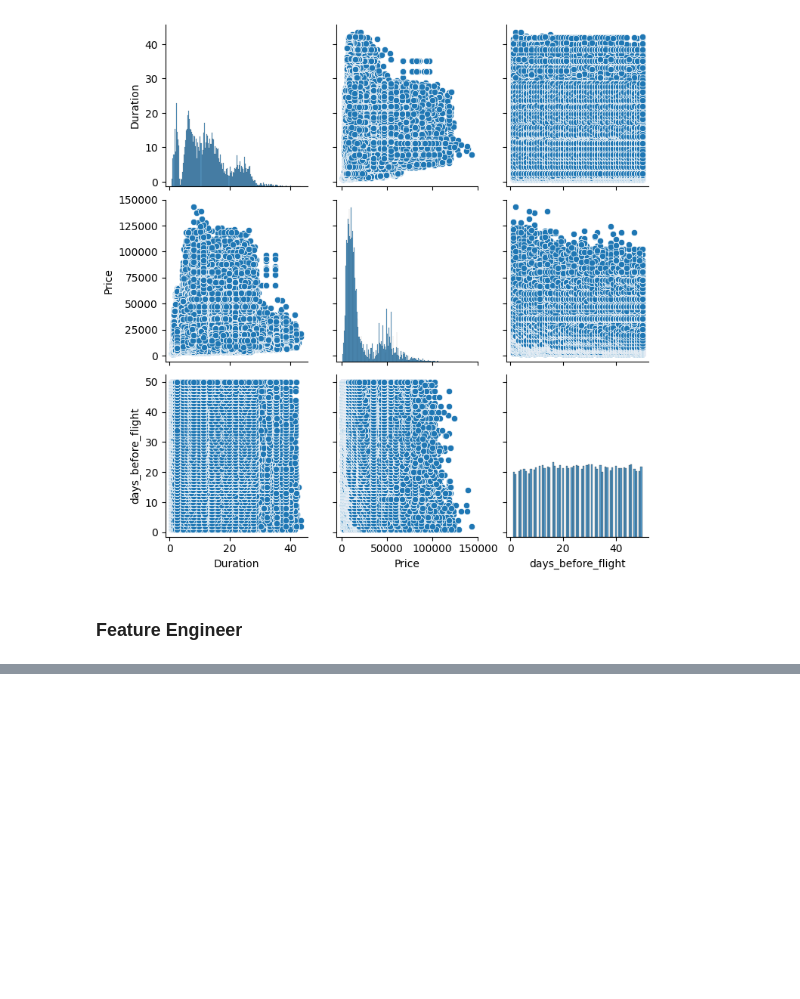
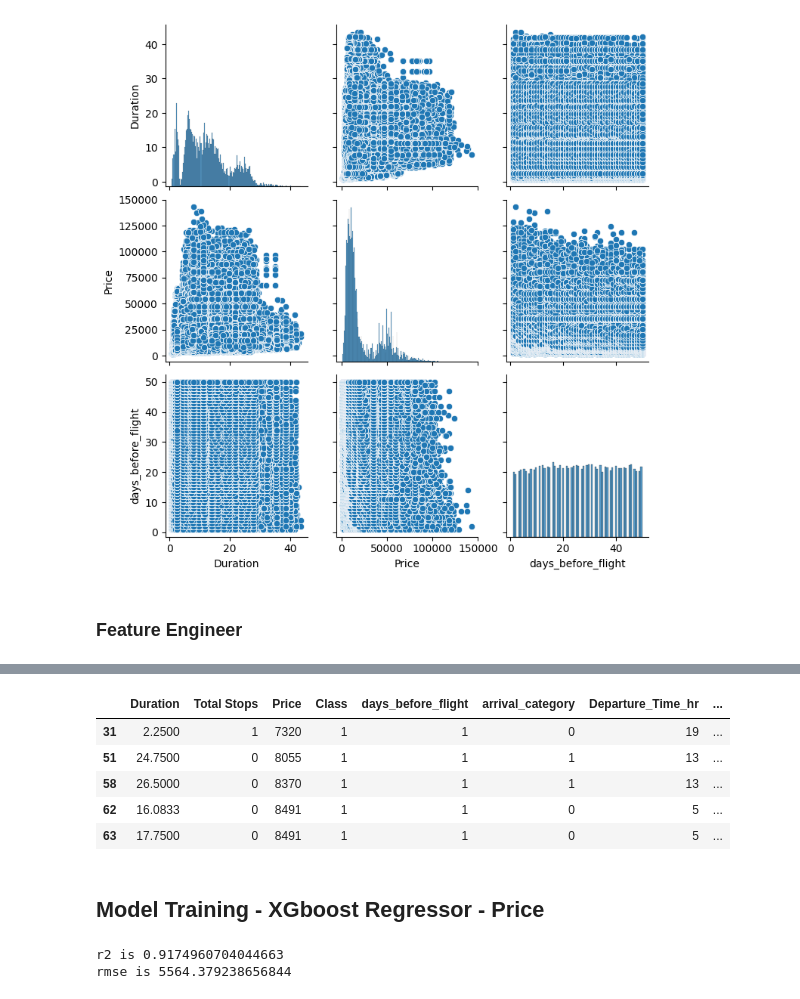
Before and after one commit to ShawnLiu119/Dynamic-Pricing-AirlineTicket, a Jupyter notebook: Dynamic_pricing_airline.ipynb, the cells around one changed output, grey strips where cells are left out. Cells and saved outputs as stored; diff of their text form; code cells hidden in the pictures; blank space fills up the shorter version.

```diff
--- a/Dynamic_pricing_airline.ipynb
+++ b/Dynamic_pricing_airline.ipynb
@@ -324,0 +392,38 @@ def feat_eng(df):
+# %%
+def enc_data(df, label_col, freq_col):
+
+    from sklearn.preprocessing import LabelEncoder
+
+    # df=pd.get_dummies(df, columns=['Total Stops'], prefix='Stops',dtype=int)
+
+    label_col = label_col
+
+    for col in label_col:
+      label_encoder = LabelEncoder()
+      df[col] = label_encoder.fit_transform(df[col])
+
+    # frequency coding journey day name
+    freq_col = freq_col
+    for col in freq_col:
+      frequency_map = df[col].value_counts(normalize=True).to_dict()
+      col_name = f'{col}_new'
+      df[col_name] = df[col].map(frequency_map)
+      df.drop([col],axis=1,inplace=True)
+
+    #label encoding arrival_category
+    return df
+# %%
+label_col = ['Total Stops', 'Class', 'arrival_category']
+freq_col = ['journey_day_name']
+
+df_m = enc_data(df_seg, label_col, freq_col)
+df_m.head()
+# %% [output]
+|  | Duration | Total Stops | Price | Class | days_before_flight | arrival_category | Departure_Time_hr | ... |
+| 31 | 2.2500 | 1 | 7320 | 1 | 1 | 0 | 19 | ... |
+| 51 | 24.7500 | 0 | 8055 | 1 | 1 | 1 | 13 | ... |
+| 58 | 26.5000 | 0 | 8370 | 1 | 1 | 1 | 13 | ... |
+| 62 | 16.0833 | 0 | 8491 | 1 | 1 | 0 | 5 | ... |
+| 63 | 17.7500 | 0 | 8491 | 1 | 1 | 0 | 5 | ... |
+# %% [markdown]
+## Model Training - XGboost Regressor - Price
@@ -324,0 +473,5 @@ def feat_eng(df):
+# %%
+model = train_pred_eva(df_m)
+# %% [output]
+r2 is 0.9174960704044663
+rmse is 5564.379238656844
```
Also changed, not shown: parts of 17 cells of this notebook.
